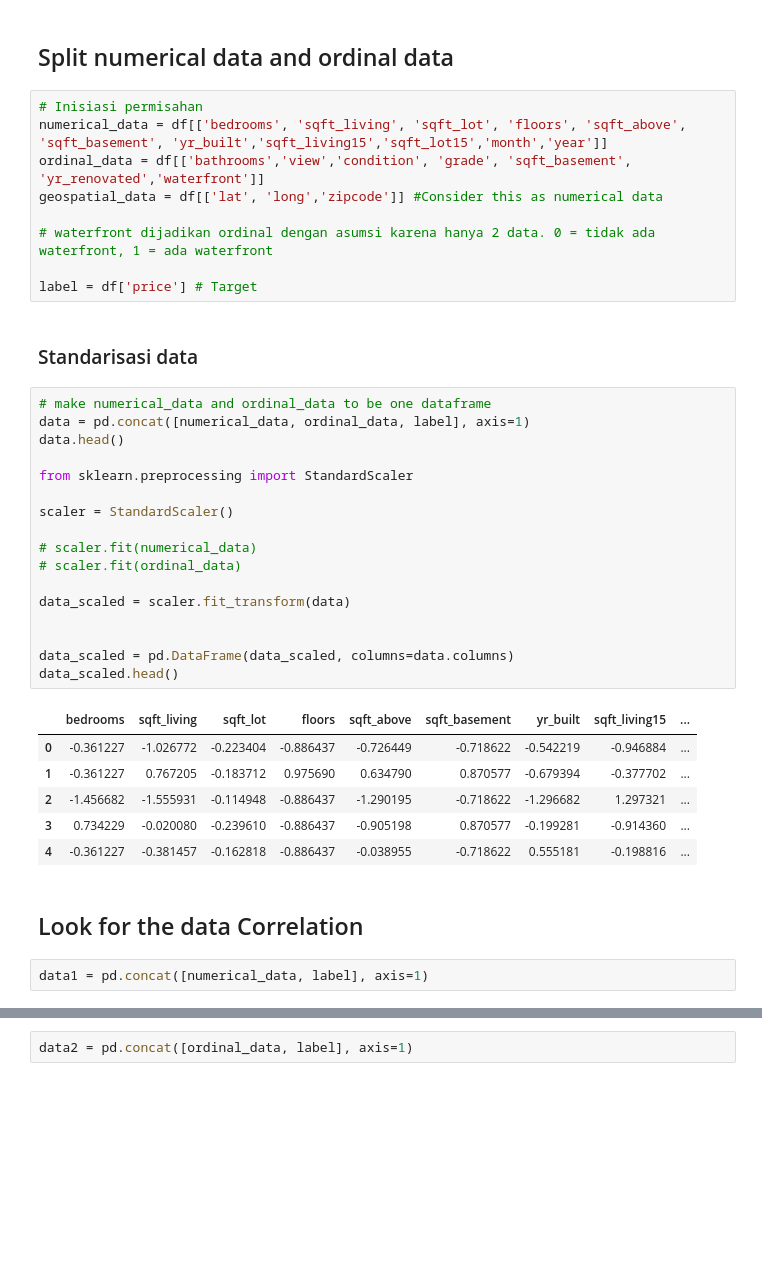
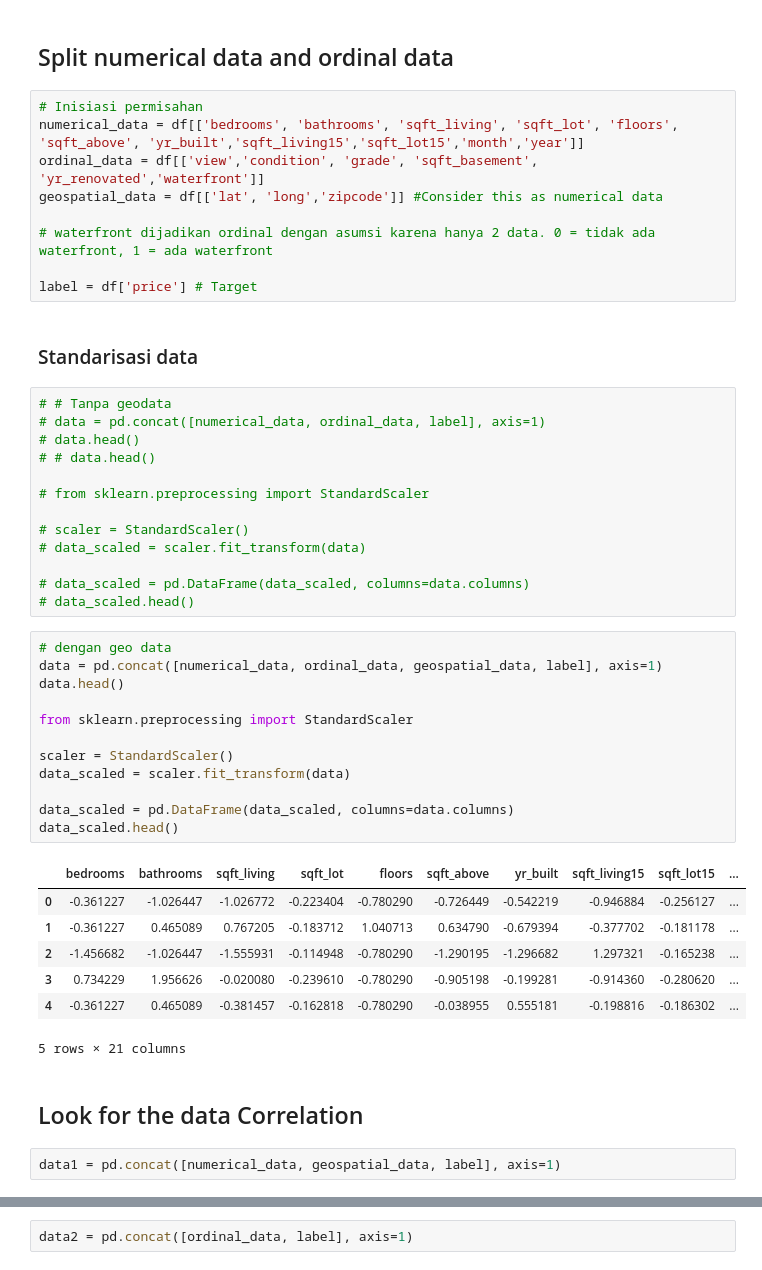
Before and after one commit to mirzhachrn/JaGidCad, a Jupyter notebook: Prediksi harga rumah/Code/newPrediksi.ipynb, the cells around one changed output, grey strips where cells are left out. Drawn from its saved outputs; the diff is of its cells as text; blank space fills up the shorter version.

```diff
--- a/Prediksi harga rumah/Code/newPrediksi.ipynb
+++ b/Prediksi harga rumah/Code/newPrediksi.ipynb
@@ -170,8 +174,8 @@ sns.histplot(df['price'])
 ## Split numerical data and ordinal data
 # %%
 # Inisiasi permisahan
-numerical_data = df[['bedrooms', 'sqft_living', 'sqft_lot', 'floors', 'sqft_above', 'sqft_basement', 'yr_built','sqft_living15','sqft_lot15','month','year']]
-ordinal_data = df[['bathrooms','view','condition', 'grade', 'sqft_basement', 'yr_renovated','waterfront']]
+numerical_data = df[['bedrooms', 'bathrooms', 'sqft_living', 'sqft_lot', 'floors', 'sqft_above', 'yr_built','sqft_living15','sqft_lot15','month','year']]
+ordinal_data = df[['view','condition', 'grade', 'sqft_basement', 'yr_renovated','waterfront']]
 geospatial_data = df[['lat', 'long','zipcode']] #Consider this as numerical data
 
 # waterfront dijadikan ordinal dengan asumsi karena hanya 2 data. 0 = tidak ada waterfront, 1 = ada waterfront
@@ -180,31 +184,40 @@ label = df['price'] # Target
 # %% [markdown]
 ### Standarisasi data
 # %%
-# make numerical_data and ordinal_data to be one dataframe
-data = pd.concat([numerical_data, ordinal_data, label], axis=1)
-data.head()
+# # Tanpa geodata
+# data = pd.concat([numerical_data, ordinal_data, label], axis=1)
+# data.head()
+# # data.head()
 
-from sklearn.preprocessing import StandardScaler
+# from sklearn.preprocessing import StandardScaler
 
-scaler = StandardScaler()
+# scaler = StandardScaler()
+# data_scaled = scaler.fit_transform(data)
 
-# scaler.fit(numerical_data)
-# scaler.fit(ordinal_data)
-
-data_scaled = scaler.fit_transform(data)
-
-
-data_scaled = pd.DataFrame(data_scaled, columns=data.columns)
-data_scaled.head()
+# data_scaled = pd.DataFrame(data_scaled, columns=data.columns)
+# data_scaled.head()
-# %% [output]
-|  | bedrooms | sqft_living | sqft_lot | floors | sqft_above | sqft_basement | yr_built | sqft_living15 | ... |
-| 0 | -0.361227 | -1.026772 | -0.223404 | -0.886437 | -0.726449 | -0.718622 | -0.542219 | -0.946884 | ... |
-| 1 | -0.361227 | 0.767205 | -0.183712 | 0.975690 | 0.634790 | 0.870577 | -0.679394 | -0.377702 | ... |
-| 2 | -1.456682 | -1.555931 | -0.114948 | -0.886437 | -1.290195 | -0.718622 | -1.296682 | 1.297321 | ... |
-| 3 | 0.734229 | -0.020080 | -0.239610 | -0.886437 | -0.905198 | 0.870577 | -0.199281 | -0.914360 | ... |
-| 4 | -0.361227 | -0.381457 | -0.162818 | -0.886437 | -0.038955 | -0.718622 | 0.555181 | -0.198816 | ... |
+# %%
+# dengan geo data
+data = pd.concat([numerical_data, ordinal_data, geospatial_data, label], axis=1)
+data.head()
+
+from sklearn.preprocessing import StandardScaler
+
+scaler = StandardScaler()
+data_scaled = scaler.fit_transform(data)
+
+data_scaled = pd.DataFrame(data_scaled, columns=data.columns)
+data_scaled.head()
+# %% [output]
+|  | bedrooms | bathrooms | sqft_living | sqft_lot | floors | sqft_above | yr_built | sqft_living15 | sqft_lot15 | ... |
+| 0 | -0.361227 | -1.026447 | -1.026772 | -0.223404 | -0.780290 | -0.726449 | -0.542219 | -0.946884 | -0.256127 | ... |
+| 1 | -0.361227 | 0.465089 | 0.767205 | -0.183712 | 1.040713 | 0.634790 | -0.679394 | -0.377702 | -0.181178 | ... |
+| 2 | -1.456682 | -1.026447 | -1.555931 | -0.114948 | -0.780290 | -1.290195 | -1.296682 | 1.297321 | -0.165238 | ... |
+| 3 | 0.734229 | 1.956626 | -0.020080 | -0.239610 | -0.780290 | -0.905198 | -0.199281 | -0.914360 | -0.280620 | ... |
+| 4 | -0.361227 | 0.465089 | -0.381457 | -0.162818 | -0.780290 | -0.038955 | 0.555181 | -0.198816 | -0.186302 | ... |
+5 rows × 21 columns
 # %% [markdown]
 ## Look for the data Correlation
 # %%
-data1 = pd.concat([numerical_data, label], axis=1)
+data1 = pd.concat([numerical_data, geospatial_data, label], axis=1)
 # %%
```
Also changed, not shown: parts of 20 cells of this notebook, 1 other file.
